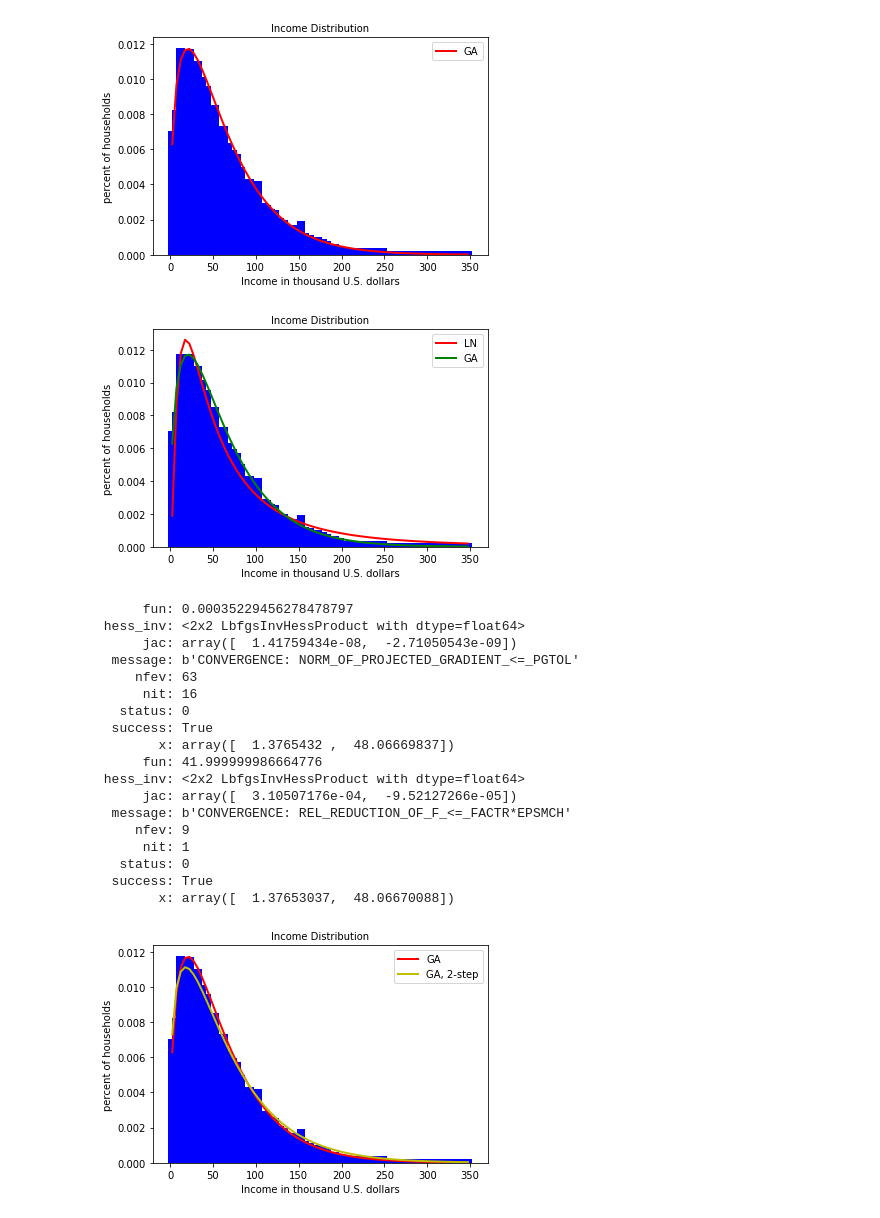
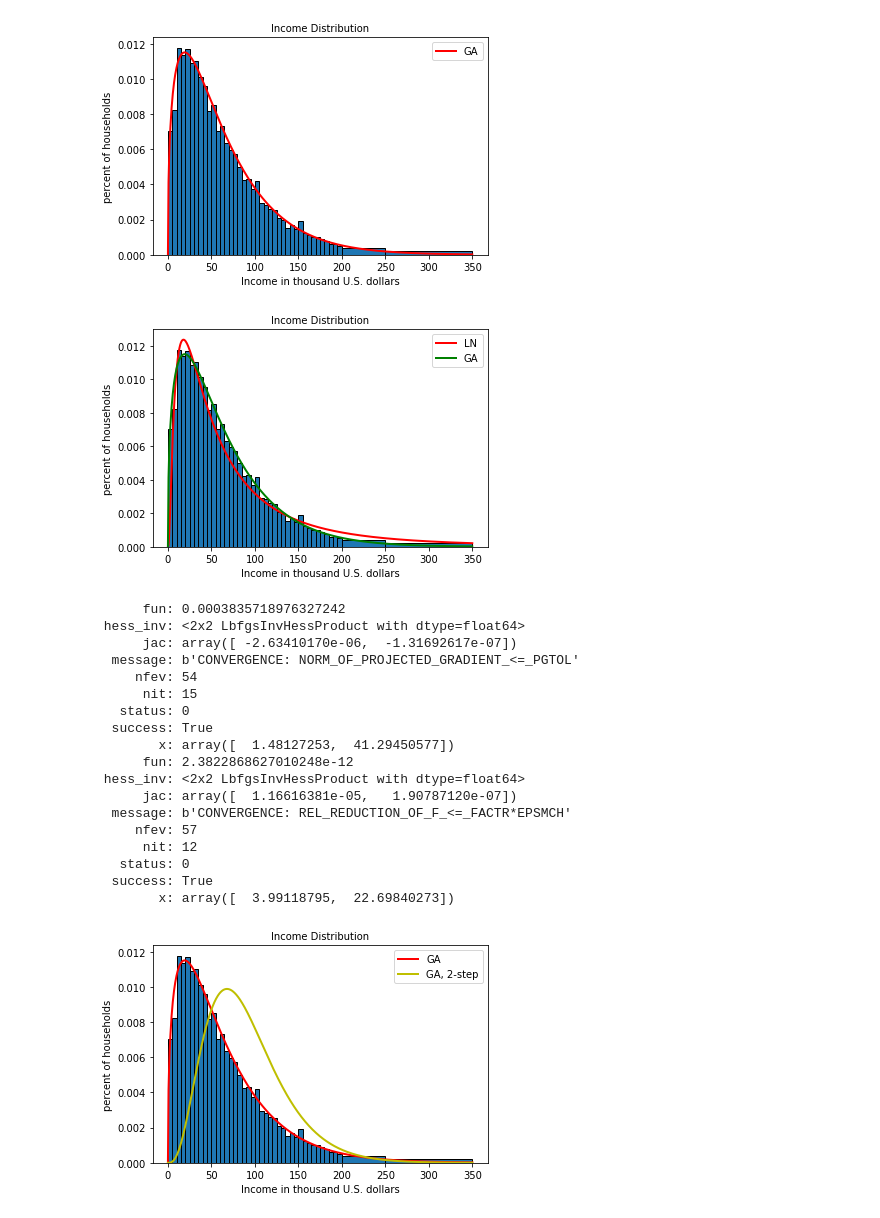
Before and after one commit to rickecon/StructEst_W18, a Jupyter notebook: ProblemSets/PS4/FurutaNPS4.ipynb, the cells around one changed output. Drawn from its saved outputs; the diff is of its cells as text; code cells hidden in the pictures.

```diff
--- a/ProblemSets/PS4/FurutaNPS4.ipynb
+++ b/ProblemSets/PS4/FurutaNPS4.ipynb
@@ -87,8 +77,7 @@ print(result)
 # %%
 # Plot the result.
-pts = np.append(data1[0:40,1]/1000, midpt_large/1000)
-plt.bar(data1[0:40,1]/1000, data1[0:40,0]/5, width = 10, align = 'center', color = 'b')
-plt.bar(midpt_large/1000, height/5, width = 10, align = 'center', color = 'b')
+pts = np.linspace(0, 350, 500)
+plt.hist(midpt/1000, bins = bins, weights = weights/5, edgecolor='black')
 plt.plot(pts, sts.lognorm.pdf(pts, sigma_gmm, scale = np.exp(mu_gmm)), color = 'r', linewidth = 2, label = 'LN')
 plt.title('Income Distribution', fontsize=10)
 plt.xlabel('Income in thousand U.S. dollars')
@@ -108,7 +97,7 @@ def model_moments(alpha,beta):
 # Define the error vector.
 def err_vec(xvals, alpha, beta):
     moms_model = model_moments(alpha,beta)
-    moms_data = xvals[:,0]
+    moms_data = xvals[:]
     err_vec = moms_model - moms_data
     return err_vec
 
@@ -126,7 +115,7 @@ beta_init = 20
 params_init = np.array([alpha_init, beta_init])
 
 # Conduct GMM estimation.
-result = opt.minimize(crit, params_init, args = gmm_args, method = 'L-BFGS-B', bounds = ((1e-10,None),(1e-10,None)))
+result = opt.minimize(crit, params_init, args = (gmm_args), method = 'L-BFGS-B', bounds = ((1e-10,None),(1e-10,None)))
 alpha_gmm, beta_gmm = result.x
 print(result)
 # %% [output]
@@ -142,7 +131,6 @@ print(result)
 # %%
 # Plot the result.
-plt.bar(data1[0:40,1]/1000, data1[0:40,0]/5, width = 10, align = 'center', color = 'b')
-plt.bar(midpt_large/1000, height/5, width = 10, align = 'center', color = 'b')
+plt.hist(midpt/1000, bins = bins, weights = weights/5, edgecolor='black')
 plt.plot(pts, sts.gamma.pdf(pts, alpha_gmm, scale = beta_gmm), color = 'r', linewidth = 2, label = 'GA')
 plt.title('Income Distribution', fontsize=10)
 plt.xlabel('Income in thousand U.S. dollars')
@@ -150,12 +138,11 @@ plt.ylabel('percent of households')
 plt.legend(loc = 'upper right')
 plt.show()
 # %% [output]
-[figure, old version]
+[figure, new version]
 # %%
 # (d)
 # Plot the both estimation results.
-plt.bar(data1[0:40,1]/1000, data1[0:40,0]/5, width = 10, align = 'center', color = 'b')
-plt.bar(midpt_large/1000, height/5, width = 10, align = 'center', color = 'b')
+plt.hist(midpt/1000, bins = bins, weights = weights/5, edgecolor='black')
 plt.plot(pts, sts.lognorm.pdf(pts, sigma_gmm, scale = np.exp(mu_gmm)), color = 'r', label = 'LN', linewidth = 2)
 plt.plot(pts, sts.gamma.pdf(pts, alpha_gmm, scale = beta_gmm), color = 'g', label = 'GA', linewidth = 2)
 plt.title('Income Distribution', fontsize=10)
@@ -164,59 +151,58 @@ plt.ylabel('percent of households')
 plt.legend(loc = 'upper right')
 plt.show()
 # %% [output]
-[figure, old version]
+[figure, new version]
 # %%
 # We can compare these two results by the values of minimized functions. Since the estimation with the gamma
 # distribution records the lower value, we can conclude that the estmation in (c) provides the better result.
 # %%
 # (e)
 # First, estimate the paremeters using the identity matrix.
-result_1 = opt.minimize(crit, params_init, args = (data1, np.identity(data1.shape[0])), method = 'L-BFGS-B', bounds = ((1e-10,None),(1e-10,None)))
+result_1 = opt.minimize(crit, params_init, args = (pct, np.identity(data1.shape[0])), method = 'L-BFGS-B', bounds = ((1e-10,None),(1e-10,None)))
 alpha_1, beta_1 = result_1.x
 print(result_1)
 
 # Compute the two-step estimator.
-err_vec_1 = np.reshape(err_vec(data1, alpha_1, beta_1),(42,1))
+err_vec_1 = np.reshape(err_vec(pct, alpha_1, beta_1),(42,1))
 omega = (err_vec_1 @ err_vec_1.T) / data1.shape[0]
 W_2_step = np.linalg.pinv(omega)
 
 # Estimate the parameters using the two-step estimator.
 params_init = np.array([alpha_1, beta_1])
-result = opt.minimize(crit, params_init, args = (data1, W_2_step), method = 'L-BFGS-B', bounds = ((1e-10,None),(1e-10,None)))
+result = opt.minimize(crit, params_init, args = (pct, W_2_step), method = 'L-BFGS-B', bounds = ((1e-10,None),(1e-10,None)))
 alpha_2_step, beta_2_step = result.x
 print(result)
 # %% [output]
-      fun: 0.00035229456278478797
+      fun: 0.0003835718976327242
  hess_inv: <2x2 LbfgsInvHessProduct with dtype=float64>
-      jac: array([  1.41759434e-08,  -2.71050543e-09])
+      jac: array([ -2.63410170e-06,  -1.31692617e-07])
   message: b'CONVERGENCE: NORM_OF_PROJECTED_GRADIENT_<=_PGTOL'
-     nfev: 63
-      nit: 16
+     nfev: 54
+      nit: 15
    status: 0
   success: True
-        x: array([  1.3765432 ,  48.06669837])
-      fun: 41.999999986664776
+        x: array([  1.48127253,  41.29450577])
+      fun: 2.3822868627010248e-12
  hess_inv: <2x2 LbfgsInvHessProduct with dtype=float64>
-      jac: array([  3.10507176e-04,  -9.52127266e-05])
+      jac: array([  1.16616381e-05,   1.90787120e-07])
   message: b'CONVERGENCE: REL_REDUCTION_OF_F_<=_FACTR*EPSMCH'
-     nfev: 9
-      nit: 1
+     nfev: 57
+      nit: 12
    status: 0
   success: True
-        x: array([  1.37653037,  48.06670088])
+        x: array([  3.99118795,  22.69840273])
 # %%
 # To see the goodness of fit, we plot this result.
-plt.bar(data1[0:40,1]/1000, data1[0:40,0]/5, width = 10, align = 'center', color = 'b')
-plt.bar(midpt_large/1000, height/5, width = 10, align = 'center', color = 'b')
+plt.hist(midpt/1000, bins = bins, weights = weights/5, edgecolor='black')
 plt.plot(pts, sts.gamma.pdf(pts, alpha_gmm, scale = beta_gmm), color = 'r', label = 'GA', linewidth = 2)
 plt.plot(pts, sts.gamma.pdf(pts, alpha_2_step, scale = beta_2_step), color = 'y', label = 'GA, 2-step', linewidth = 2)
 plt.title('Income Distribution', fontsize=10)
 plt.xlabel('Income in thousand U.S. dollars')
 plt.ylabel('percent of households')
 plt.legend(loc = 'upper right')
 plt.show()
 # %% [output]
-[figure, old version]
+[figure, new version]
 # %%
 # Since we used the different weighted matrix, we cannot directly compare these two results, despite the fact that
 # the estimation with the two-step estimator provides the lower value of the criterion function. Also, we cannot
```
Also changed, not shown: parts of 10 cells of this notebook.
